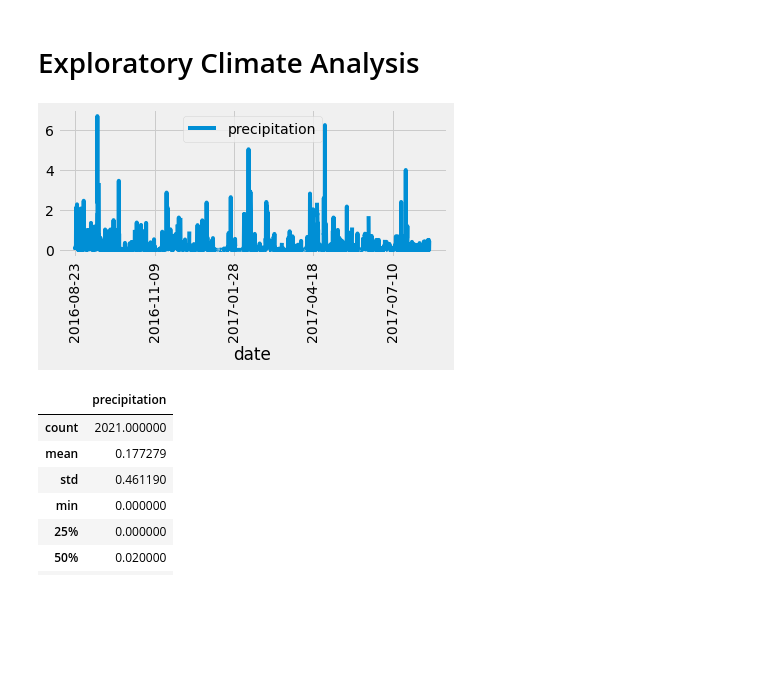
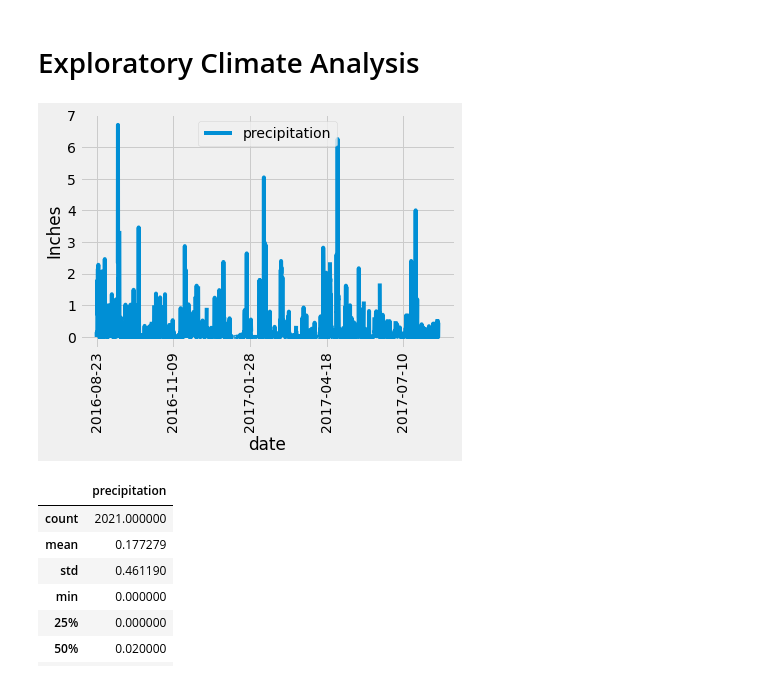
Before and after one commit to Ian916-Koenes/sqlalchemy-challenge, a Jupyter notebook: climate_starter.ipynb, the cells around one changed output. Drawn from its saved outputs; the diff is of its cells as text; code cells hidden in the pictures; blank space fills up the shorter version.

```diff
--- a/climate_starter.ipynb
+++ b/climate_starter.ipynb
@@ -40,25 +40,25 @@ session = Session(engine)
 # %%
 # Design a query to retrieve the last 12 months of precipitation data and plot the results
 
 
 # Calculate the date 1 year ago from the last data point in the database
 one_year = dt.date(2017, 8, 23) - dt.timedelta(days=365)
 # Perform a query to retrieve the data and precipitation scores
 last_twelve_prcp = session.query(Measurement.date,Measurement.prcp).filter(Measurement.date >= one_year).order_by(Measurement.date).all()
 last_twelve_prcp
 # Save the query results as a Pandas DataFrame and set the index to the date column
 df = pd.DataFrame(last_twelve_prcp, columns=['date','precipitation'])
 # Sort the dataframe by date
 df_order = df.sort_values(by=['date'])
 df_order
 # Use Pandas Plotting with Matplotlib to plot the data
 #df_set=df_order.set_index('date', inplace=True)
 df_order.plot("date", "precipitation")
 plt.xticks(rotation=90)
-plt.tight_layout()
+plt.ylabel("Inches")
 plt.show()
 # %% [output]
-[figure, old version]
+[figure, new version]
 # %%
 # Use Pandas to calcualte the summary statistics for the precipitation data
 df_order.describe()
```
Also changed, not shown: parts of 1 cell of this notebook, 1 other file.
